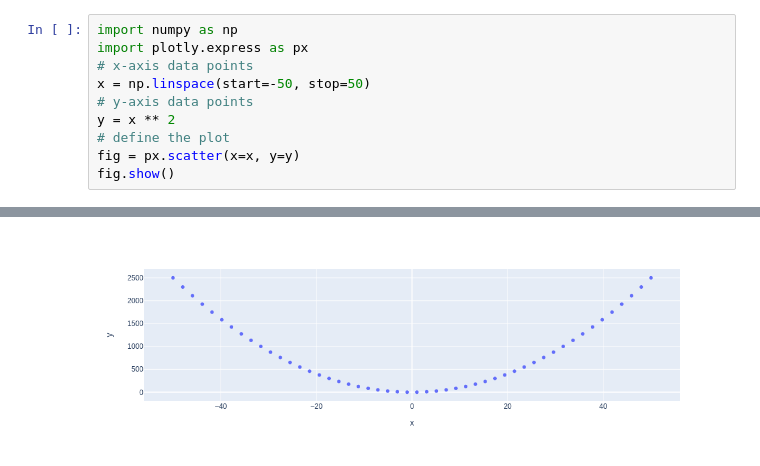
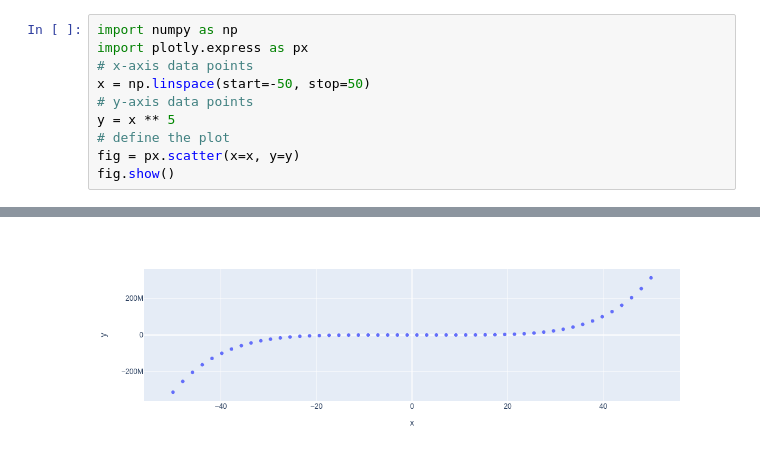
Before and after one commit to oballest/my-notebooks-repo, a Jupyter notebook: experiment1.ipynb, the cells around one changed output, grey strips where cells are left out. Cells and saved outputs as stored; diff of their text form.

```diff
--- a/experiment1.ipynb
+++ b/experiment1.ipynb
@@ -4,7 +4,7 @@ import plotly.express as px
 # x-axis data points
 x = np.linspace(start=-50, stop=50)
 # y-axis data points
-y = x ** 2
+y = x ** 5
 # define the plot
 fig = px.scatter(x=x, y=y)
 fig.show()
@@ -13 +12 @@ fig.show()
-[figure, old version]
+[figure, new version]
```
Also changed, not shown: parts of 1 cell of this notebook.
